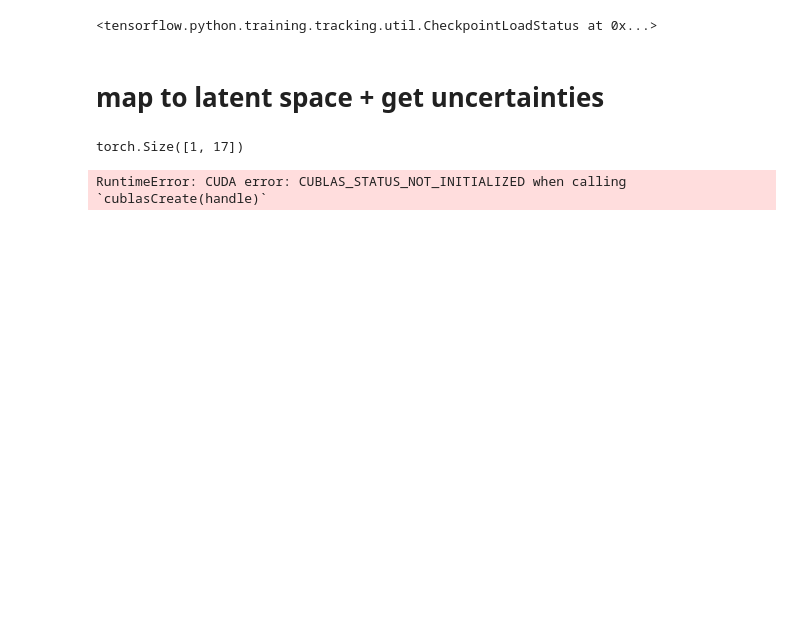
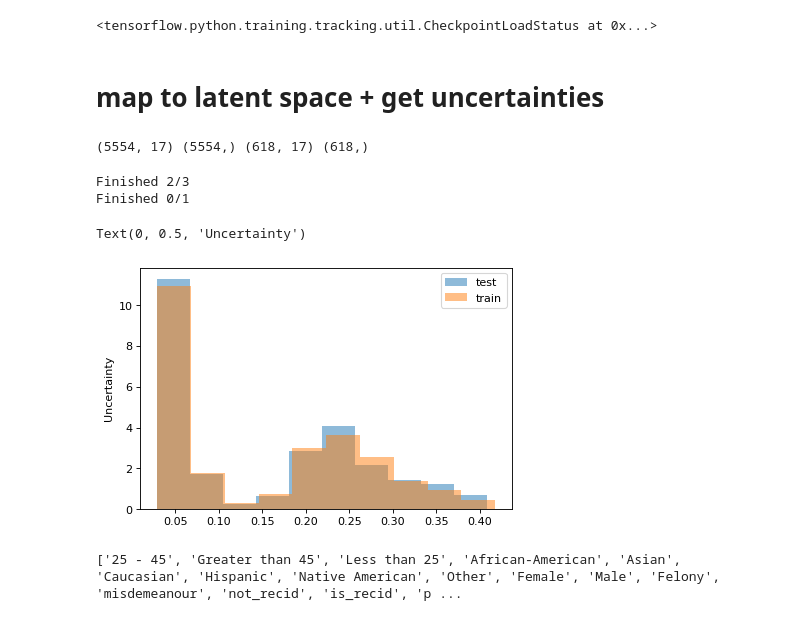
Before and after one commit to alishibli97/DLAdv-Project, a Jupyter notebook: CLUE/CLUE_tensorflow.ipynb, the cells around one changed output. Cells and saved outputs as stored; diff of their text form; code cells hidden in the pictures; blank space fills up the shorter version.

Commit message:
uncertainty overview per dataset dimension

```diff
--- a/CLUE/CLUE_tensorflow.ipynb
+++ b/CLUE/CLUE_tensorflow.ipynb
@@ -1098,4 +1195,38 @@ vae.load_weights(checkpoint_path)
 <tensorflow.python.training.tracking.util.CheckpointLoadStatus at 0x...>
 # %% [markdown]
 # map to latent space + get uncertainties
+# %%
+# todo
+## tf.data.Dataset.range(8)
+## dataset = dataset.batch(3)
+
+import torch.utils.data as data
+
+class Datafeed(data.Dataset):
+
+    def __init__(self, x_train, y_train=None, transform=None):
+        self.data = x_train
+        self.targets = y_train
+        self.transform = transform
+
+    def __getitem__(self, index):
+        img = self.data[index]
+        if self.transform is not None:
+            img = self.transform(img)
+        if self.targets is not None:
+            return img, self.targets[index]
+        else:
+            return img
+
+    def __len__(self):
+        return len(self.data)
+
+# from src.utils import Datafeed
+
+trainset = Datafeed(x_train, y_train, transform=None)
+valset = Datafeed(x_test, y_test, transform=None)
+
+print(x_train.shape, y_train.shape, x_test.shape, y_test.shape)
+# %% [output]
+(5554, 17) (5554,) (618, 17) (618,)
 # %%
@@ -1193,38 +1309,41 @@ import matplotlib.pyplot as plt
 if regression_bools[names.index(dname)]:
 
     tr_aleatoric_vec, tr_epistemic_vec, z_train, x_train, y_train = \
         latent_project_gauss(BNN, VAE, dset=trainset, batch_size=2048, cuda=cuda)
 
     tr_uncertainty_vec = tr_aleatoric_vec + tr_epistemic_vec
 
     te_aleatoric_vec, te_epistemic_vec, z_test, x_test, y_test = \
         latent_project_gauss(BNN, VAE, dset=valset, batch_size=2048, cuda=cuda)
 
     te_uncertainty_vec = (te_aleatoric_vec**2 + te_epistemic_vec**2)**(1.0/2)
 
 else:
     tr_aleatoric_vec, tr_epistemic_vec, z_train, x_train, y_train = \
-        latent_project_cat(BNN, vae, dset=(x_train,y_train), batch_size=2048, cuda=cuda)
+        latent_project_cat(BNN, vae, dset=trainset, batch_size=2048, cuda=cuda) # x_train,y_train
+
     tr_uncertainty_vec = tr_aleatoric_vec + tr_epistemic_vec
 
     te_aleatoric_vec, te_epistemic_vec, z_test, x_test, y_test = \
-        latent_project_cat(BNN, VAE, dset=valset, batch_size=2048, cuda=cuda)
+        latent_project_cat(BNN, vae, dset=valset, batch_size=2048, cuda=cuda) # x_test,y_test
 
     te_uncertainty_vec = te_aleatoric_vec + te_epistemic_vec
-
-
-torch.cuda.empty_cache()
-
 
 uncertainty_idxs_sorted = np.flipud(np.argsort(te_uncertainty_vec))
 aleatoric_idxs_sorted = np.flipud(np.argsort(te_aleatoric_vec))
 epistemic_idxs_sorted = np.flipud(np.argsort(te_epistemic_vec))
 
 plt.figure(dpi=80)
 plt.hist(te_uncertainty_vec, density=True, alpha=0.5)
 plt.hist(tr_uncertainty_vec, density=True, alpha=0.5)
 plt.legend(['test', 'train'])
 plt.ylabel('Uncertainty')
 # %% [output]
-torch.Size([1, 17])
+Finished 2/3
+Finished 0/1
-RuntimeError: CUDA error: CUBLAS_STATUS_NOT_INITIALIZED when calling `cublasCreate(handle)`
+Text(0, 0.5, 'Uncertainty')
+[figure, added]
+# %%
+print(var_names_flat[dname])
+# %% [output]
+['25 - 45', 'Greater than 45', 'Less than 25', 'African-American', 'Asian', 'Caucasian', 'Hispanic', 'Native American', 'Other', 'Female', 'Male', 'Felony', 'misdemeanour', 'not_recid', 'is_recid', 'p ...
```
Also changed, not shown: parts of 18 cells of this notebook, 13 other files.
